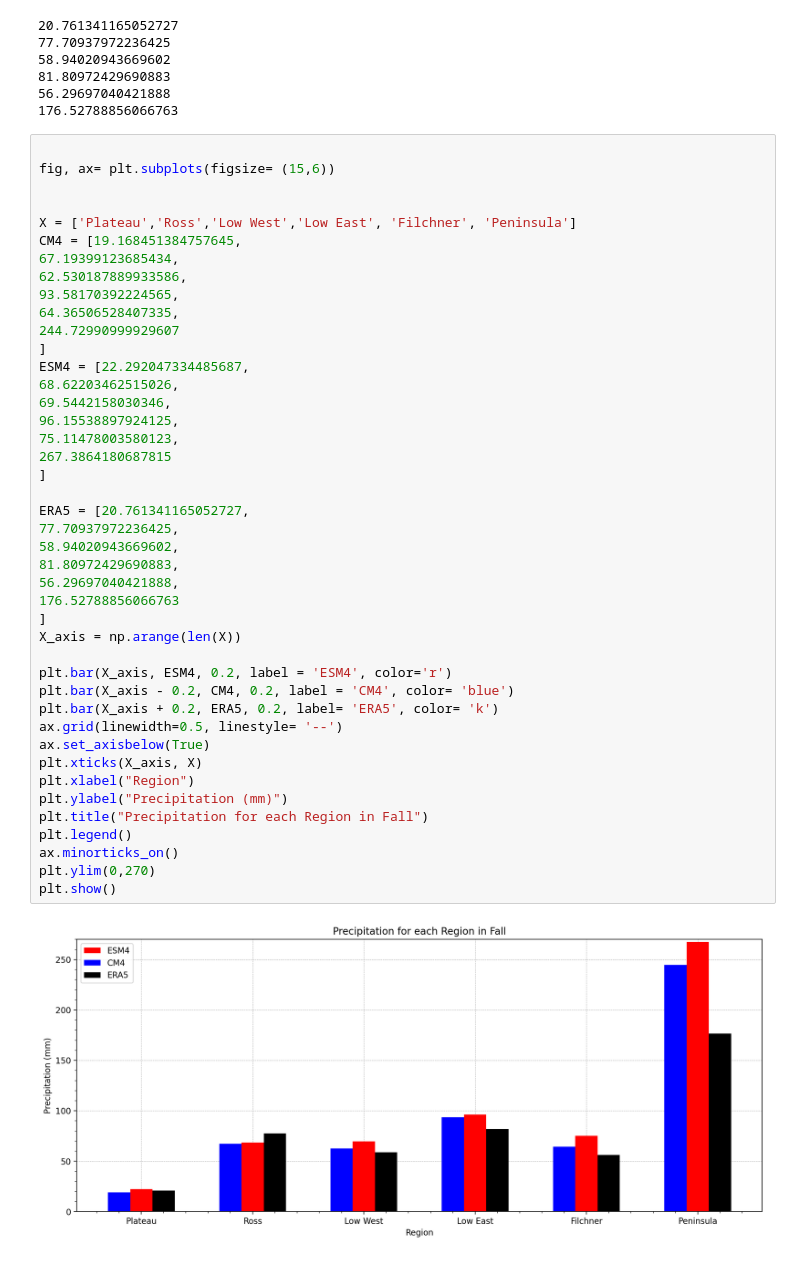
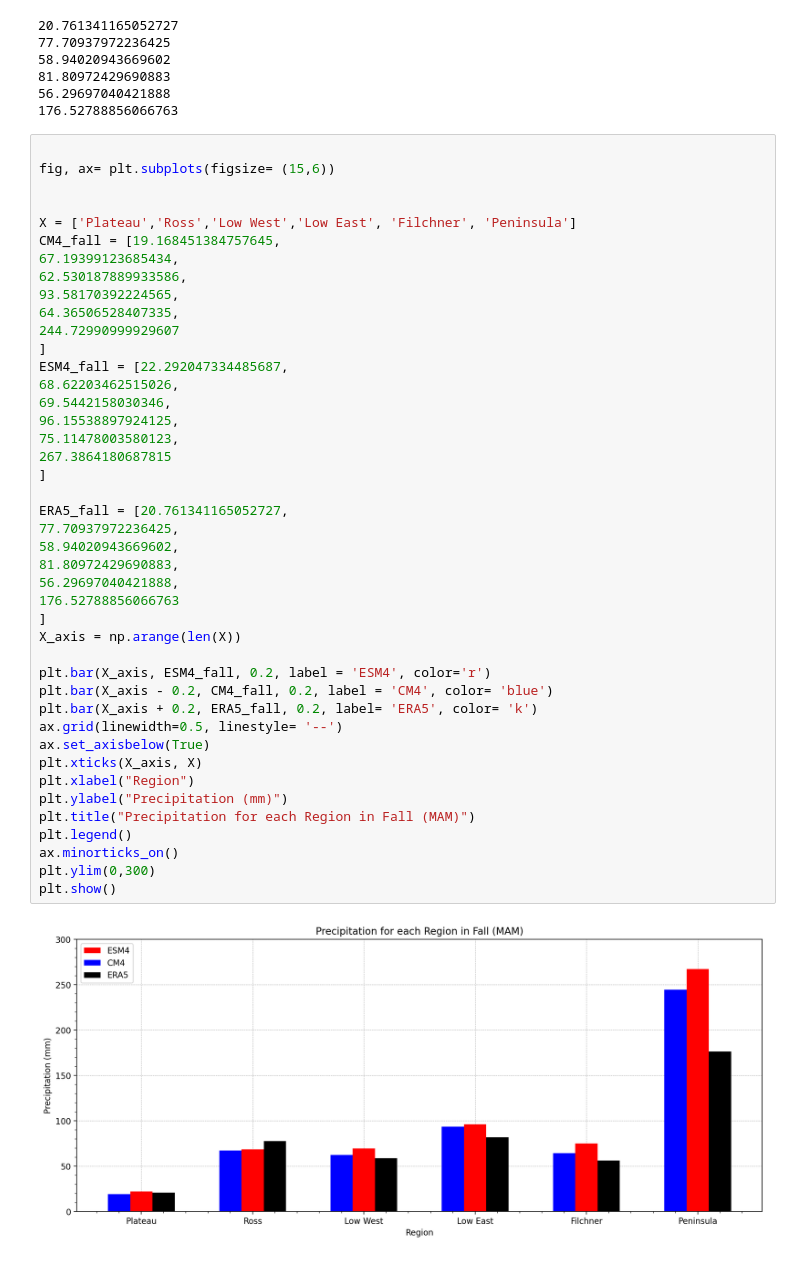
Before and after one commit to twass21/katabatic_winds, a Jupyter notebook: precip_bar_plots.ipynb, the cells around one changed output. Cells and saved outputs as stored; diff of their text form.

```diff
--- a/precip_bar_plots.ipynb
+++ b/precip_bar_plots.ipynb
@@ -924,42 +924,42 @@ fig, ax= plt.subplots(figsize= (15,6))
 
 
 X = ['Plateau','Ross','Low West','Low East', 'Filchner', 'Peninsula']
-CM4 = [19.168451384757645,
+CM4_fall = [19.168451384757645,
 67.19399123685434,
 62.530187889933586,
 93.58170392224565,
 64.36506528407335,
 244.72990999929607
 ]
-ESM4 = [22.292047334485687,
+ESM4_fall = [22.292047334485687,
 68.62203462515026,
 69.5442158030346,
 96.15538897924125,
 75.11478003580123,
 267.3864180687815
 ]
 
-ERA5 = [20.761341165052727,
+ERA5_fall = [20.761341165052727,
 77.70937972236425,
 58.94020943669602,
 81.80972429690883,
 56.29697040421888,
 176.52788856066763
 ]
 X_axis = np.arange(len(X))
 
-plt.bar(X_axis, ESM4, 0.2, label = 'ESM4', color='r')
-plt.bar(X_axis - 0.2, CM4, 0.2, label = 'CM4', color= 'blue')
-plt.bar(X_axis + 0.2, ERA5, 0.2, label= 'ERA5', color= 'k')
+plt.bar(X_axis, ESM4_fall, 0.2, label = 'ESM4', color='r')
+plt.bar(X_axis - 0.2, CM4_fall, 0.2, label = 'CM4', color= 'blue')
+plt.bar(X_axis + 0.2, ERA5_fall, 0.2, label= 'ERA5', color= 'k')
 ax.grid(linewidth=0.5, linestyle= '--')
 ax.set_axisbelow(True)
 plt.xticks(X_axis, X)
 plt.xlabel("Region")
 plt.ylabel("Precipitation (mm)")
-plt.title("Precipitation for each Region in Fall")
+plt.title("Precipitation for each Region in Fall (MAM)")
 plt.legend()
 ax.minorticks_on()
-plt.ylim(0,270)
+plt.ylim(0,300)
 plt.show()
 # %% [output]
-[figure, old version]
+[figure, new version]
```
Also changed, not shown: parts of 4 cells of this notebook, 1 other file.
